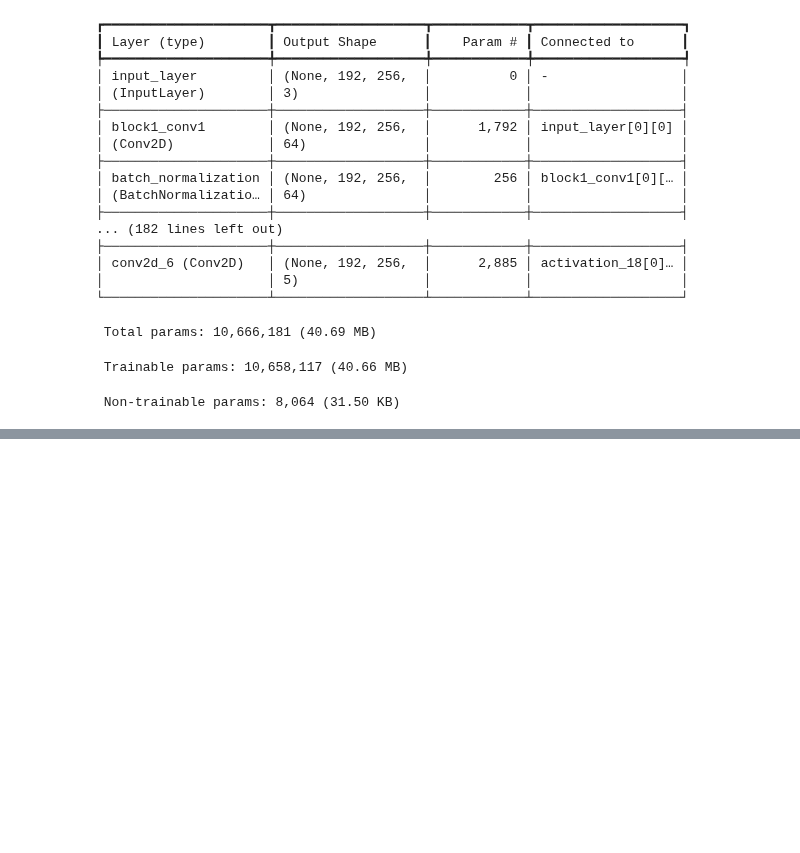
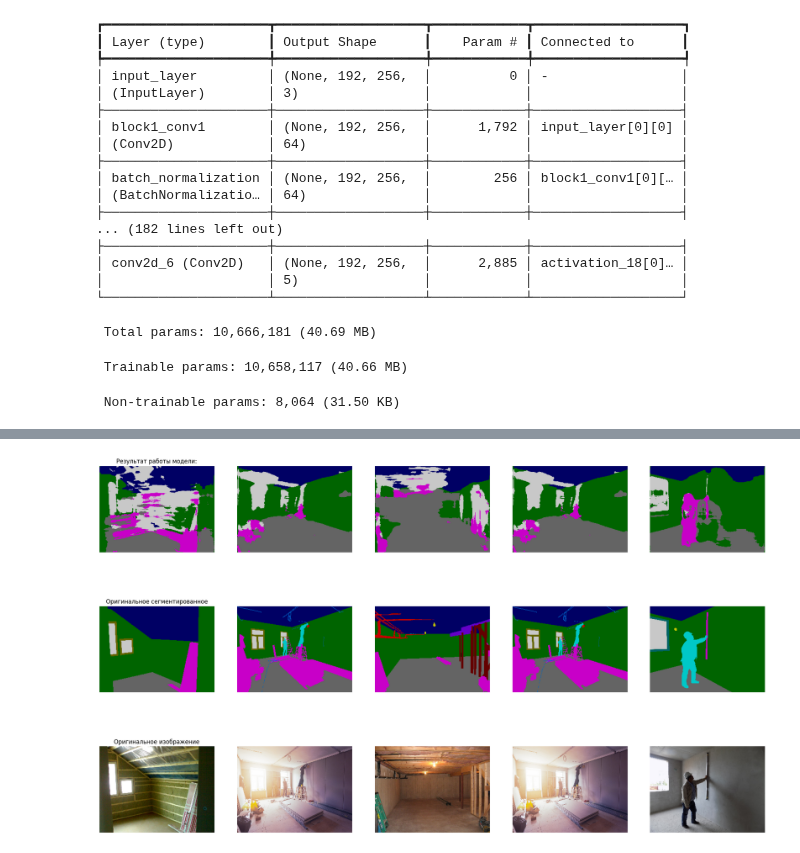
Before and after one commit to kuzovkov/neural-university, a Jupyter notebook: Базовый_блок_|_Сегментация_изображений_|_ДЗ_Lite_|_УИИ.ipynb, the cells around one changed output, grey strips where cells are left out. Saved outputs shown, nothing was run; the diff lists cells and outputs as text; code cells hidden in the pictures; blank space fills up the shorter version.

```diff
--- a/Базовый_блок_|_Сегментация_изображений_|_ДЗ_Lite_|_УИИ.ipynb
+++ b/Базовый_блок_|_Сегментация_изображений_|_ДЗ_Lite_|_УИИ.ipynb
@@ -494,0 +488,37 @@ plt.show()
+# %%
+# Функция визуализации процесса сегментации изображений
+
+def process_images(model,        # обученная модель
+                   count = 1     # количество случайных картинок для сегментации
+                   ):
+
+    # Генерация случайного списка индексов в количестве count между (0, len(x_val)
+    indexes = np.random.randint(0, len(x_val), count)
+
+    # Вычисление предсказания сети для картинок с отобранными индексами
+    predict = np.argmax(model.predict(x_val[indexes]), axis=-1)
+
+    # Подготовка цветов классов для отрисовки предсказания
+    orig = labels_to_rgb(predict[..., None])
+    fig, axs = plt.subplots(3, count, figsize=(25, 15))
+
+    # Отрисовка результата работы модели
+    for i in range(count):
+        # Отображение на графике в первой линии предсказания модели
+        axs[0, 0].set_title('Результат работы модели:')
+        axs[0, i].imshow(orig[i])
+        axs[0, i].axis('off')
+
+        # Отображение на графике во второй линии сегментированного изображения из y_val
+        axs[1, 0].set_title('Оригинальное сегментированное')
+        axs[1, i].imshow(val_segments[indexes[i]])
+        axs[1 ,i].axis('off')
+
+        # Отображение на графике в третьей линии оригинального изображения
+        axs[2, 0].set_title('Оригинальное изображение')
+        axs[2, i].imshow(val_images[indexes[i]])
+        axs[2 ,i].axis('off')
+# %%
+# Отображение результатов работы модели
+process_images(model_unet, 5)
+# %% [output]
@@ -494,0 +526 @@ plt.show()
+[figure, added]
```
Also changed, not shown: parts of 5 cells of this notebook.
